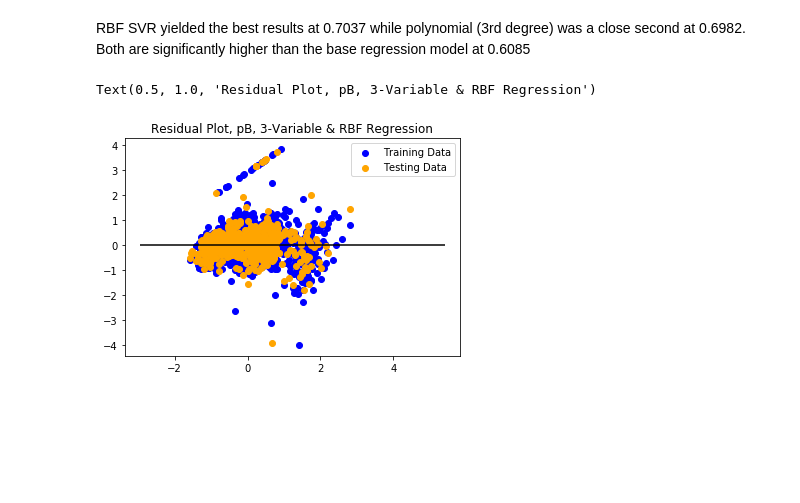
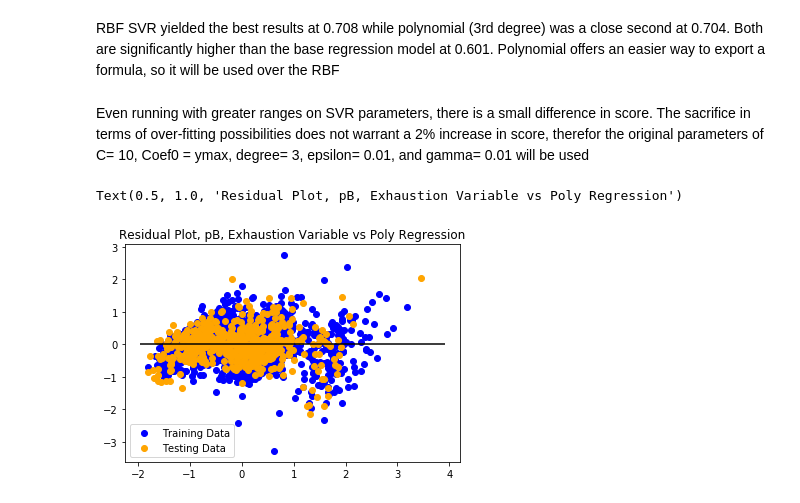
Before and after one commit to ngoodweiler/Data-Analytics-Final_Project, a Jupyter notebook: hypertuning.ipynb, the cells around one changed output. Cells and saved outputs as stored; diff of their text form; code cells hidden in the pictures; blank space fills up the shorter version.

Commit message:
3rd degree polynomial is the easier regression with almost the same score as RBF

```diff
--- a/hypertuning.ipynb
+++ b/hypertuning.ipynb
@@ -163,9 +165,8 @@ model = SVR(kernel='poly')
 from sklearn.model_selection import GridSearchCV
 param_grid = {'C': [1, 5, 10],
               'gamma': [0.0001, 0.001, 0.01],
-              'degree': [1,2,3],
-             'epsilon':[0.01,0.1,1],
-             'coef0':[min(1-X_train_scaled.min(),0),max(X_train_scaled.max(),y_train_array.max())]}
+             'epsilon':[0.001,0.01,0.1,1],
+             'coef0':[min(X_train_scaled.min(),0),max(X_train_scaled.max(),y_train_array.max())]}
 grid = GridSearchCV(model, param_grid, verbose=3)
 # %%
 grid.fit(X_train_scaled, y_train_array)
@@ -225,2 +215,2 @@ print(grid.best_score_)
 # %% [markdown]
-RBF SVR yielded the best results at 0.7037 while polynomial (3rd degree) was a close second at 0.6982. Both are significantly higher than the base regression model at 0.6085
+RBF SVR yielded the best results at 0.708 while polynomial (3rd degree) was a close second at 0.704. Both are significantly higher than the base regression model at 0.601. Polynomial offers an easier way to export a formula, so it will be used over the RBF
@@ -227,16 +235,18 @@ RBF SVR yielded the best results at 0.7037 while polynomial (3rd degree) was a c
+# %% [markdown]
+Even running with greater ranges on SVR parameters, there is a small difference in score. The sacrifice in terms of over-fitting possibilities does not warrant a 2% increase in score, therefor the original parameters of C= 10, Coef0 = ymax, degree= 3, epsilon= 0.01, and gamma= 0.01 will be used
 # %%
 # Plot pB residuals based on 3-variable, RBF SVR model
-model = SVR(kernel='rbf', C=10, gamma=0.01, epsilon=0.01)
+model = SVR(kernel='poly', C=10, gamma=0.01, epsilon=0.01, coef0 = 9.05769492931081)
 X_train_x = model.fit(X_train_scaled,y_train_array).predict(X_train_scaled)
 X_test_x = model.fit(X_test_scaled,y_test_array).predict(X_test_scaled)
 plt.scatter(X_train_x,X_train_x - y_train_array, c='blue',label='Training Data')
 plt.scatter(X_test_x,X_test_x - y_test_array, c='orange', label='Testing Data')
 plt.legend()
 plt.hlines(y=0,xmin=y_train_array.min(),xmax=y_train_array.max())
-plt.title('Residual Plot, pB, 3-Variable & RBF Regression')
+plt.title('Residual Plot, pB, Exhaustion Variable vs Poly Regression')
 # %% [output]
-Text(0.5, 1.0, 'Residual Plot, pB, 3-Variable & RBF Regression')
+Text(0.5, 1.0, 'Residual Plot, pB, Exhaustion Variable vs Poly Regression')
-[figure, old version]
+[figure, new version]
 # %%
 # Create Final Model
 # Scale the full set of data first
```
Also changed, not shown: parts of 13 cells of this notebook.
